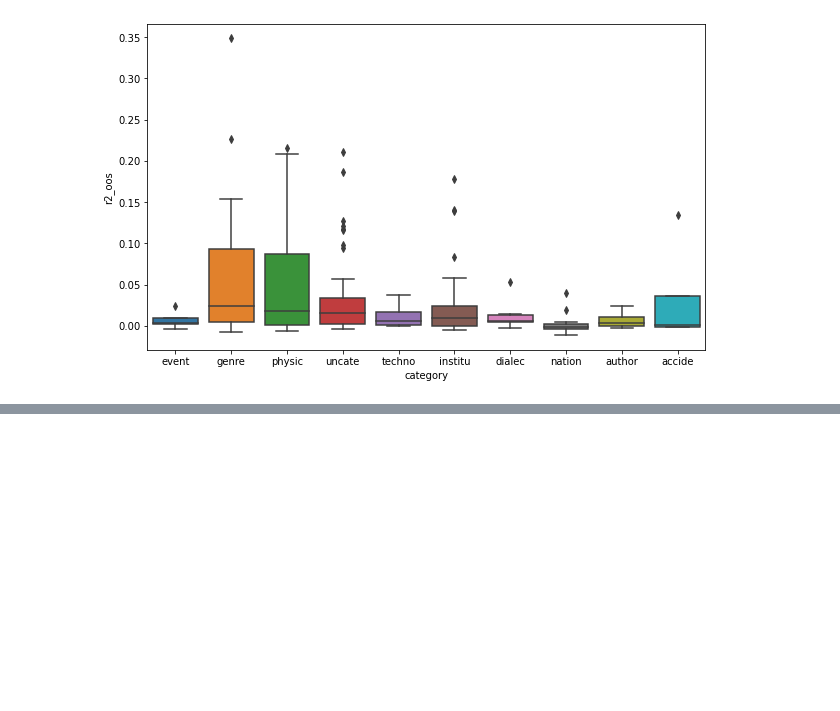
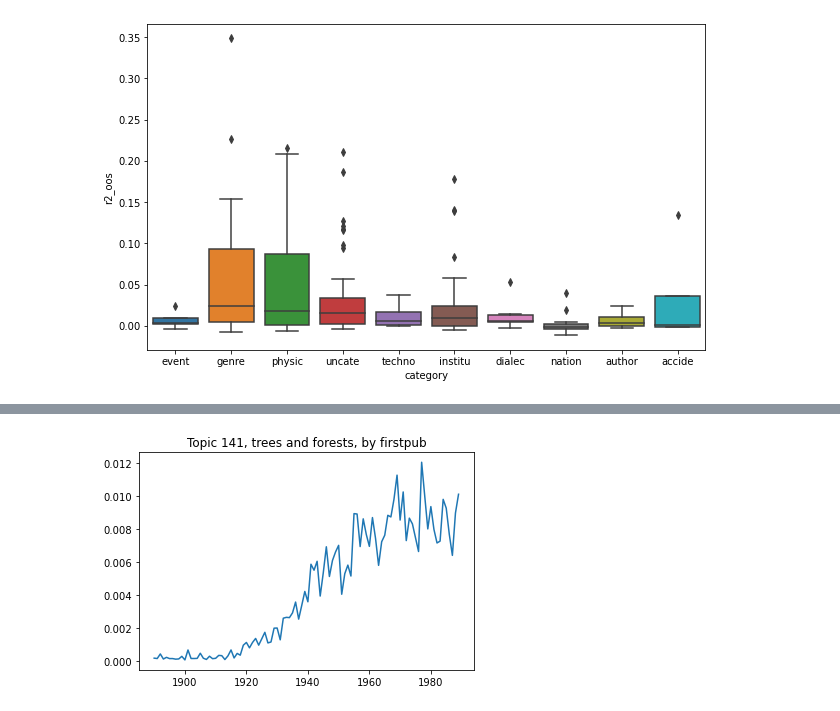
Before and after one commit to tedunderwood/period-cohort, a Jupyter notebook: regression/InterpretTopicResults.ipynb, the cells around one changed output, grey strips where cells are left out. Cells and saved outputs as stored; diff of their text form; code cells hidden in the pictures; blank space fills up the shorter version.

```diff
--- a/regression/InterpretTopicResults.ipynb
+++ b/regression/InterpretTopicResults.ipynb
@@ -293,0 +375,6 @@ plt.show()
+# %%
+sns.lineplot(x = fpxaxis, y = avgbyfirstpub)
+plt.title('Topic 141, trees and forests, by firstpub')
+plt.show()
+# %% [output]
+[figure, added]
```
Also changed, not shown: parts of 15 cells of this notebook.
